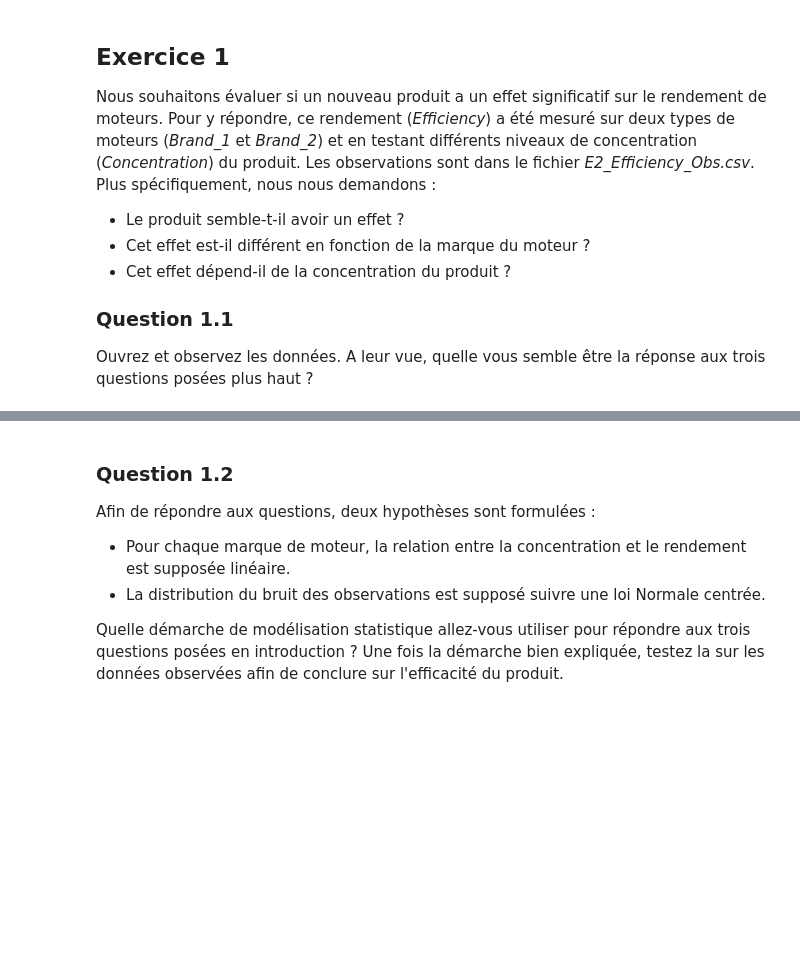
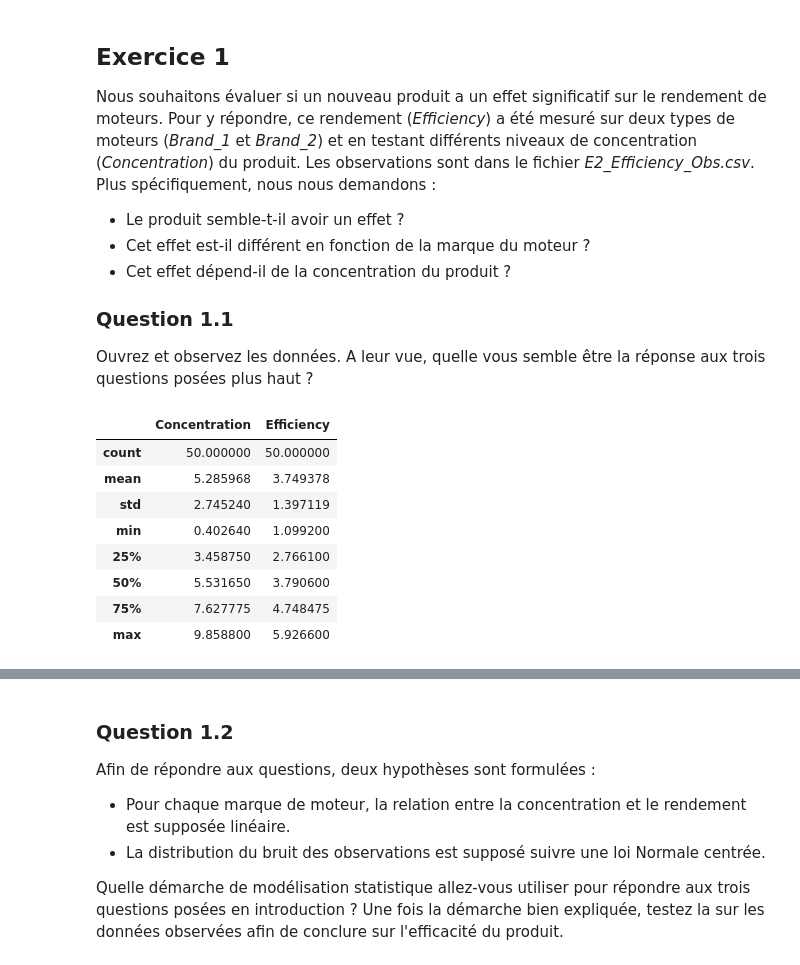
Before and after one commit to alextonon/BE_working_repo, a Jupyter notebook: FSD310_Statistics/stat-ml/BE_statML_2025/BE_StatML_2025.ipynb, the cells around one changed output, grey strips where cells are left out. Cells and saved outputs as stored; diff of their text form; code cells hidden in the pictures; blank space fills up the shorter version.

```diff
--- a/FSD310_Statistics/stat-ml/BE_statML_2025/BE_StatML_2025.ipynb
+++ b/FSD310_Statistics/stat-ml/BE_statML_2025/BE_StatML_2025.ipynb
@@ -26,0 +26,17 @@ dataframe.head()
+# %%
+dataframe.head()
+
+df_brand1 = dataframe[dataframe["Brand"] == "Brand_1"]
+df_brand2 = dataframe[dataframe["Brand"] == "Brand_2"]
+
+df_brand1.describe()
+# %% [output]
+|  | Concentration | Efficiency |
+| count | 50.000000 | 50.000000 |
+| mean | 5.285968 | 3.749378 |
+| std | 2.745240 | 1.397119 |
+| min | 0.402640 | 1.099200 |
+| 25% | 3.458750 | 2.766100 |
+| 50% | 5.531650 | 3.790600 |
+| 75% | 7.627775 | 4.748475 |
+| max | 9.858800 | 5.926600 |
```
Also changed, not shown: parts of 8 cells of this notebook.
